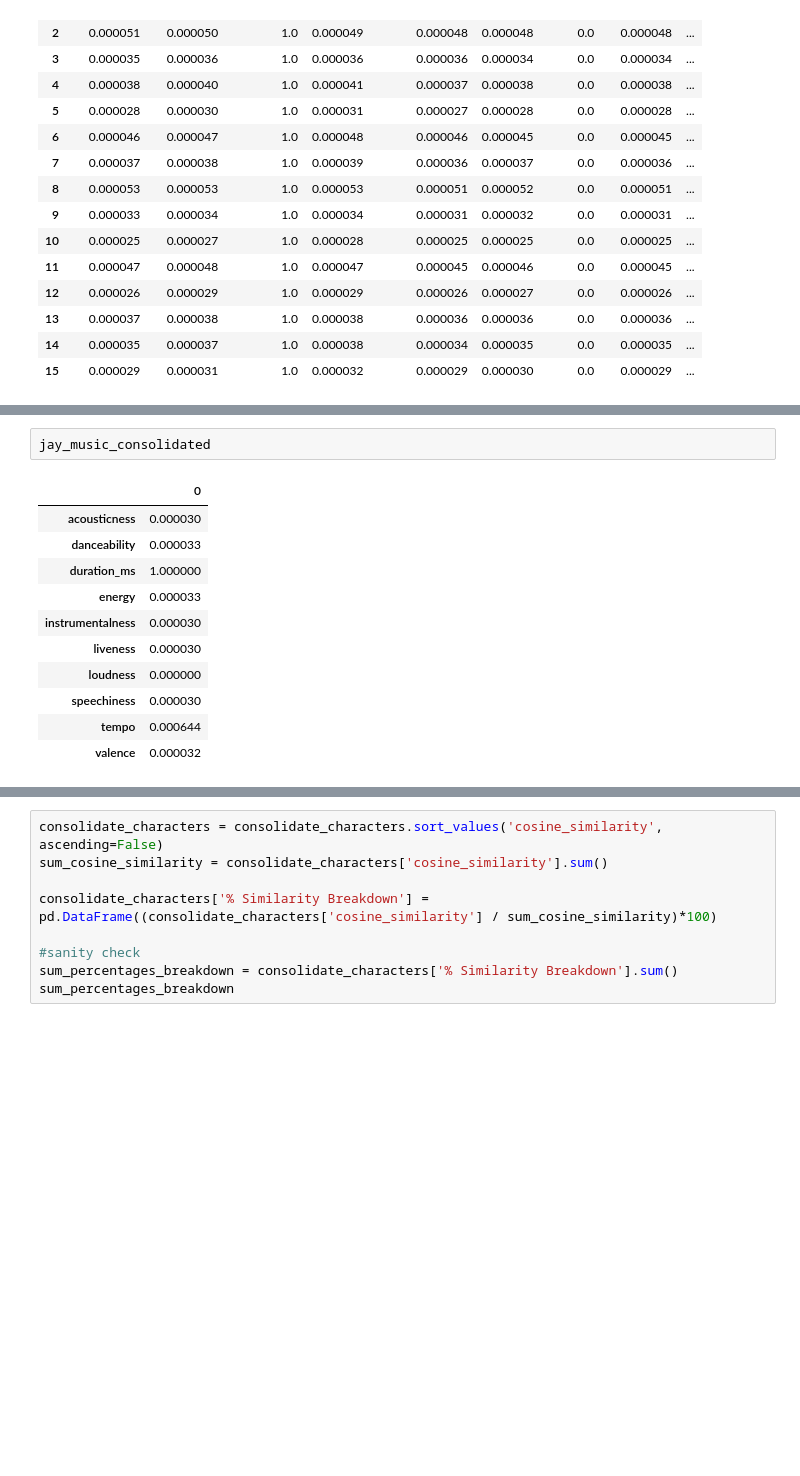
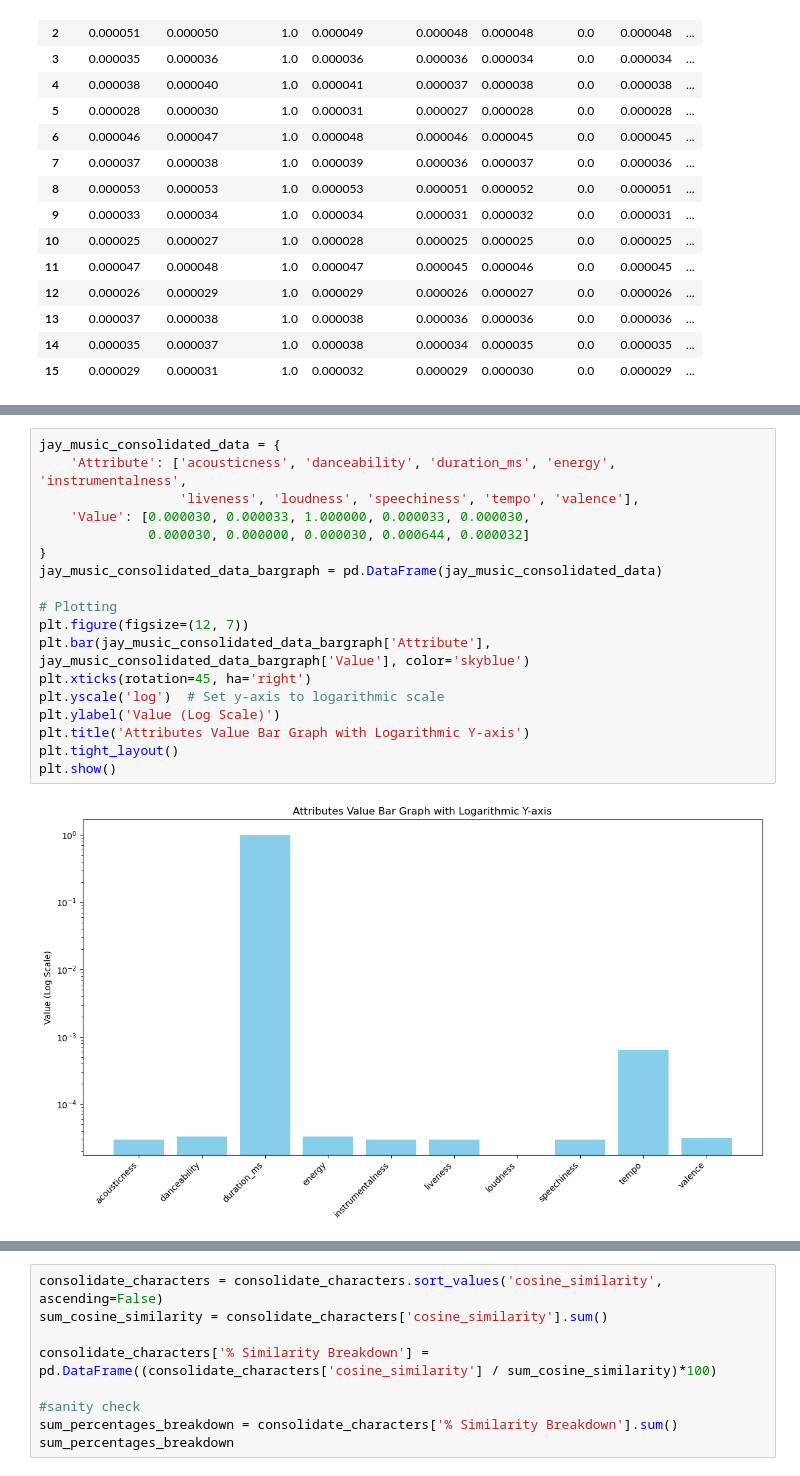
Before and after one commit to jsakarvadia/music-taste-classification-cdc2023, a Jupyter notebook: five_algorithm_analysis.ipynb, the cells around one changed output, grey strips where cells are left out. Saved outputs shown, nothing was run; the diff lists cells and outputs as text; blank space fills up the shorter version.

```diff
--- a/five_algorithm_analysis.ipynb
+++ b/five_algorithm_analysis.ipynb
@@ -53,17 +99,23 @@ See the caveats in the documentation: https://pandas.pydata.org/pandas-docs/stab
-# %%
-jay_music_consolidated
-# %% [output]
-|  | 0 |
-| acousticness | 0.000030 |
-| danceability | 0.000033 |
-| duration_ms | 1.000000 |
-| energy | 0.000033 |
-| instrumentalness | 0.000030 |
-| liveness | 0.000030 |
-| loudness | 0.000000 |
-| speechiness | 0.000030 |
-| tempo | 0.000644 |
-| valence | 0.000032 |
+# %%
+jay_music_consolidated_data = {
+    'Attribute': ['acousticness', 'danceability', 'duration_ms', 'energy', 'instrumentalness',
+                  'liveness', 'loudness', 'speechiness', 'tempo', 'valence'],
+    'Value': [0.000030, 0.000033, 1.000000, 0.000033, 0.000030,
+              0.000030, 0.000000, 0.000030, 0.000644, 0.000032]
+}
+jay_music_consolidated_data_bargraph = pd.DataFrame(jay_music_consolidated_data)
+
+# Plotting
+plt.figure(figsize=(12, 7))
+plt.bar(jay_music_consolidated_data_bargraph['Attribute'], jay_music_consolidated_data_bargraph['Value'], color='skyblue')
+plt.xticks(rotation=45, ha='right')
+plt.yscale('log')  # Set y-axis to logarithmic scale
+plt.ylabel('Value (Log Scale)')
+plt.title('Attributes Value Bar Graph with Logarithmic Y-axis')
+plt.tight_layout()
+plt.show()
+# %% [output]
+[figure, added]
 # %%
 from four_cosine_similarity import cosine_calc
 
```
Also changed, not shown: parts of 6 cells of this notebook, 2 other files.
